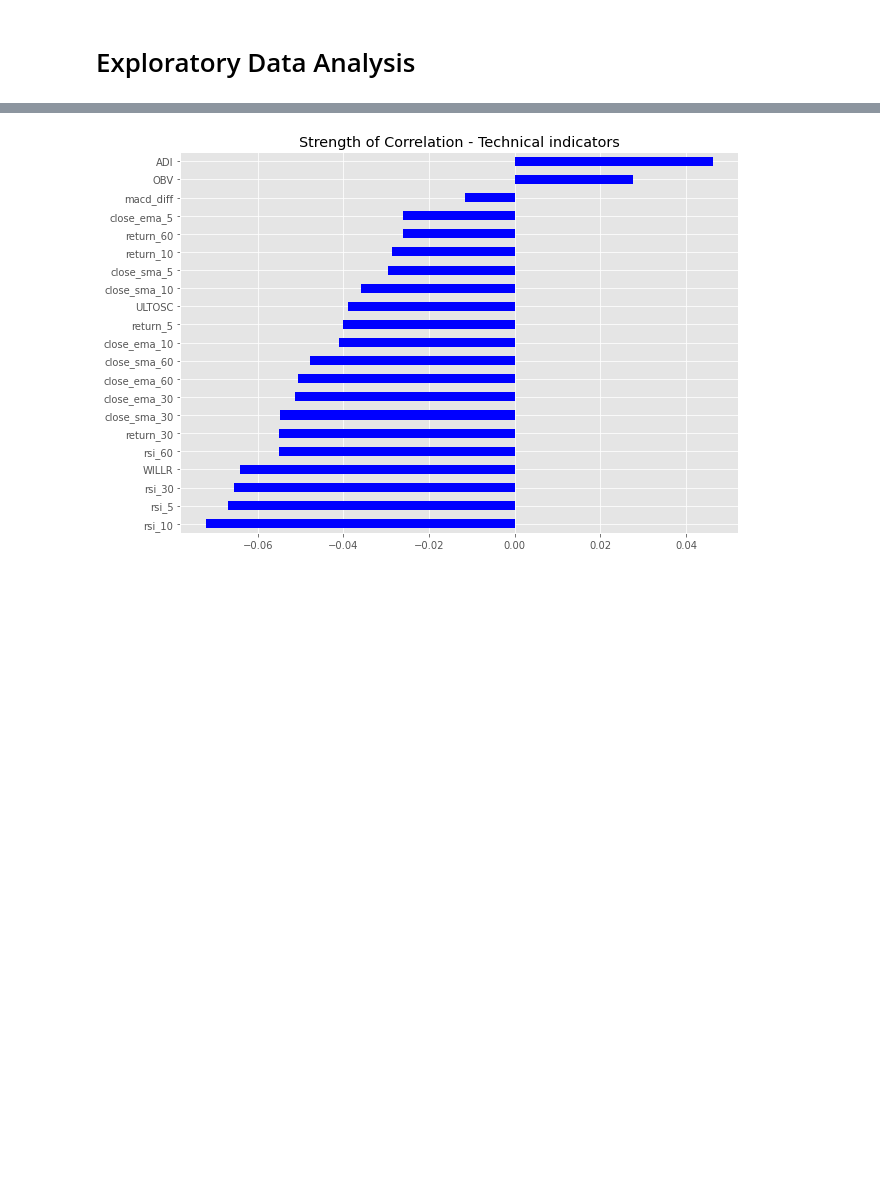
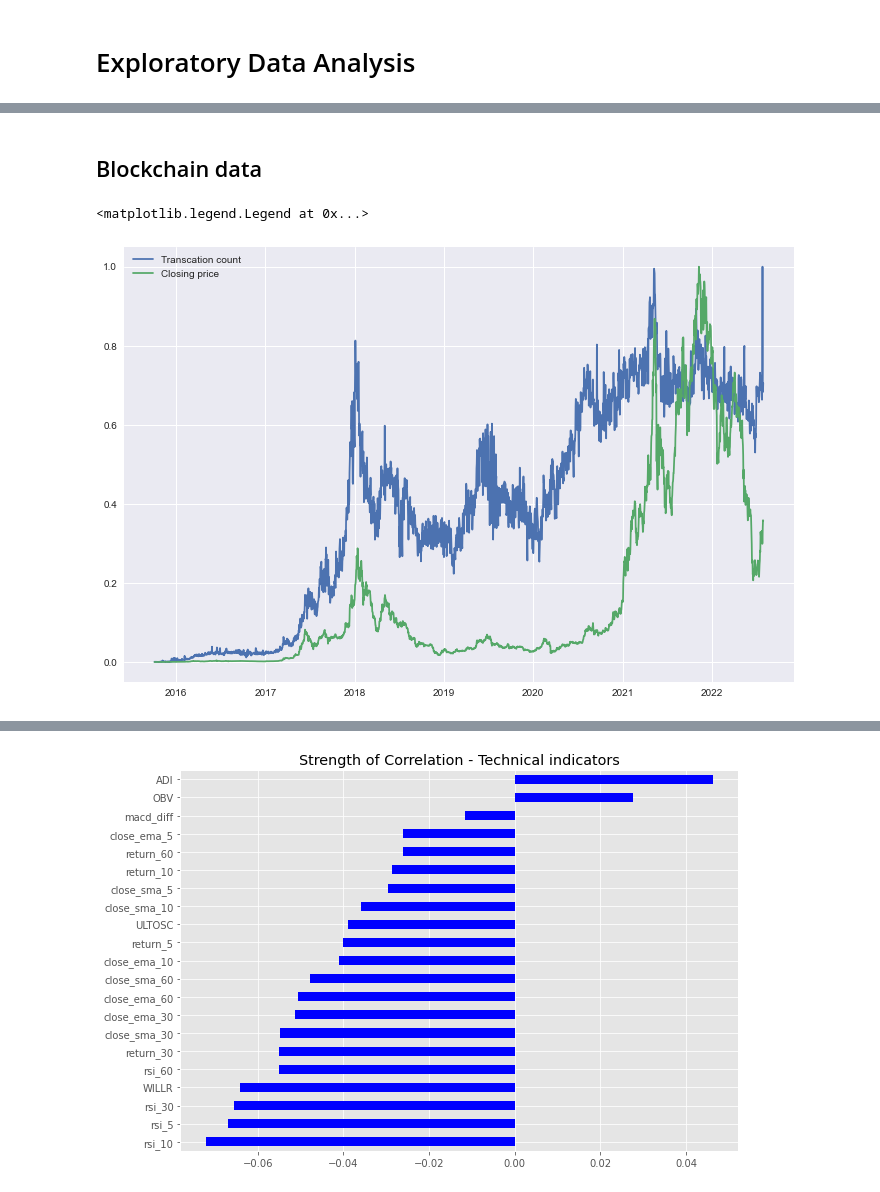
Before and after one commit to es-g/MSc_Ethereum_price_trend_analysis, a Jupyter notebook: simulations.ipynb, the cells around one changed output, grey strips where cells are left out. Cells and saved outputs as stored; diff of their text form; code cells hidden in the pictures; blank space fills up the shorter version.

```diff
--- a/simulations.ipynb
+++ b/simulations.ipynb
@@ -232,0 +236,19 @@ sns.distplot(ohlcv_eth['close'].pct_change())
+# %% [markdown]
+## Blockchain data
+# %%
+from sklearn.preprocessing import StandardScaler, Normalizer, MinMaxScaler
+
+import scipy
+
+scaler = MinMaxScaler()
+
+plt.figure(figsize=(12, 8))
+
+plt.plot(features_eth_blockchain['date'], scaler.fit_transform(features_eth_blockchain['transaction_count'].values.reshape(-1, 1)) , label='Transcation count')
+plt.plot(features_eth_blockchain['date'], scaler.fit_transform(ohlcv_eth['close'].values.reshape(-1, 1)), label='Closing price')
+plt.legend()
+
+# plt.plot(features_eth_blockchain['date'], features_eth_blockchain['active_addresses'], label=' transaction count')
+# %% [output]
+<matplotlib.legend.Legend at 0x...>
+[figure, added]
```
Also changed, not shown: parts of 16 cells of this notebook, 6 other files.
